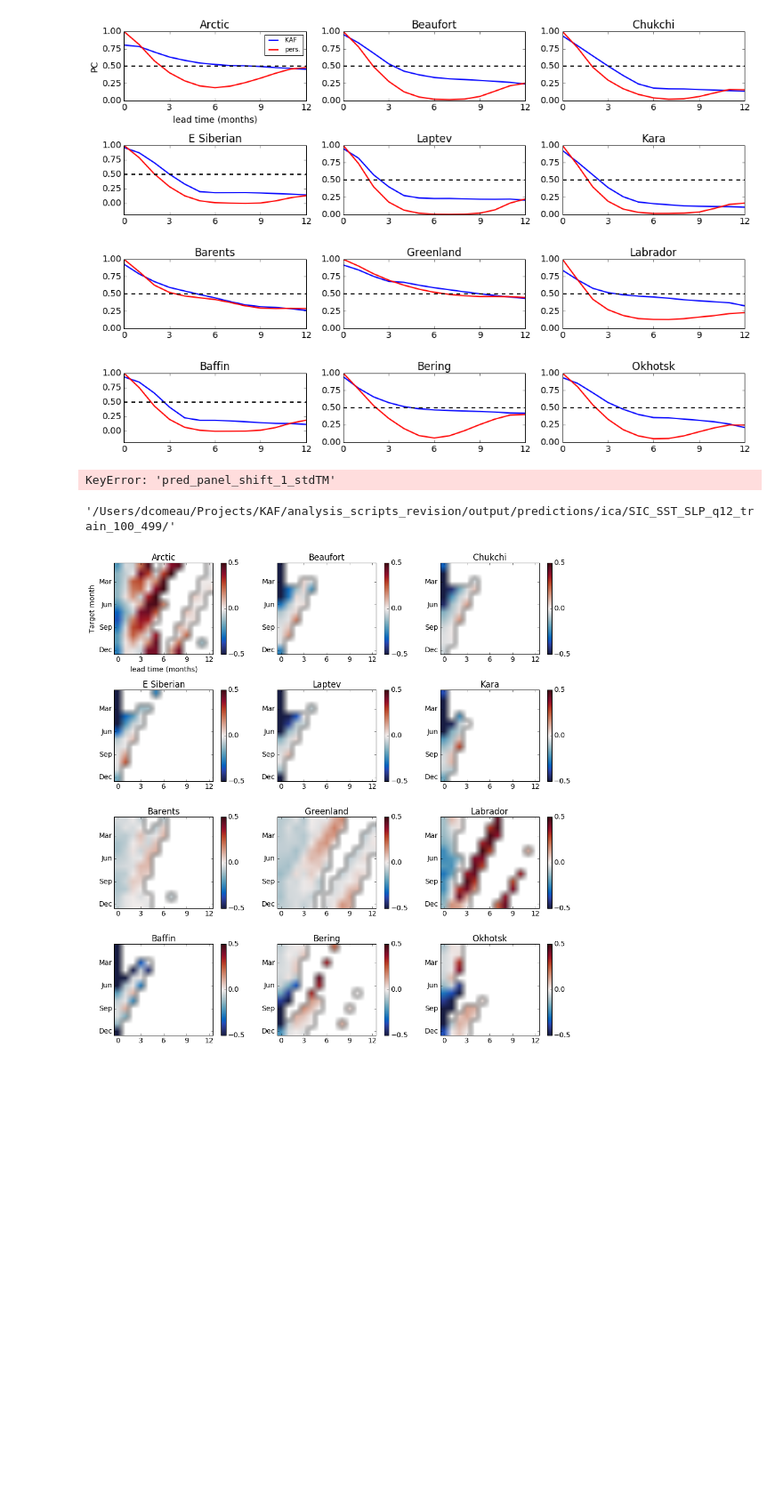
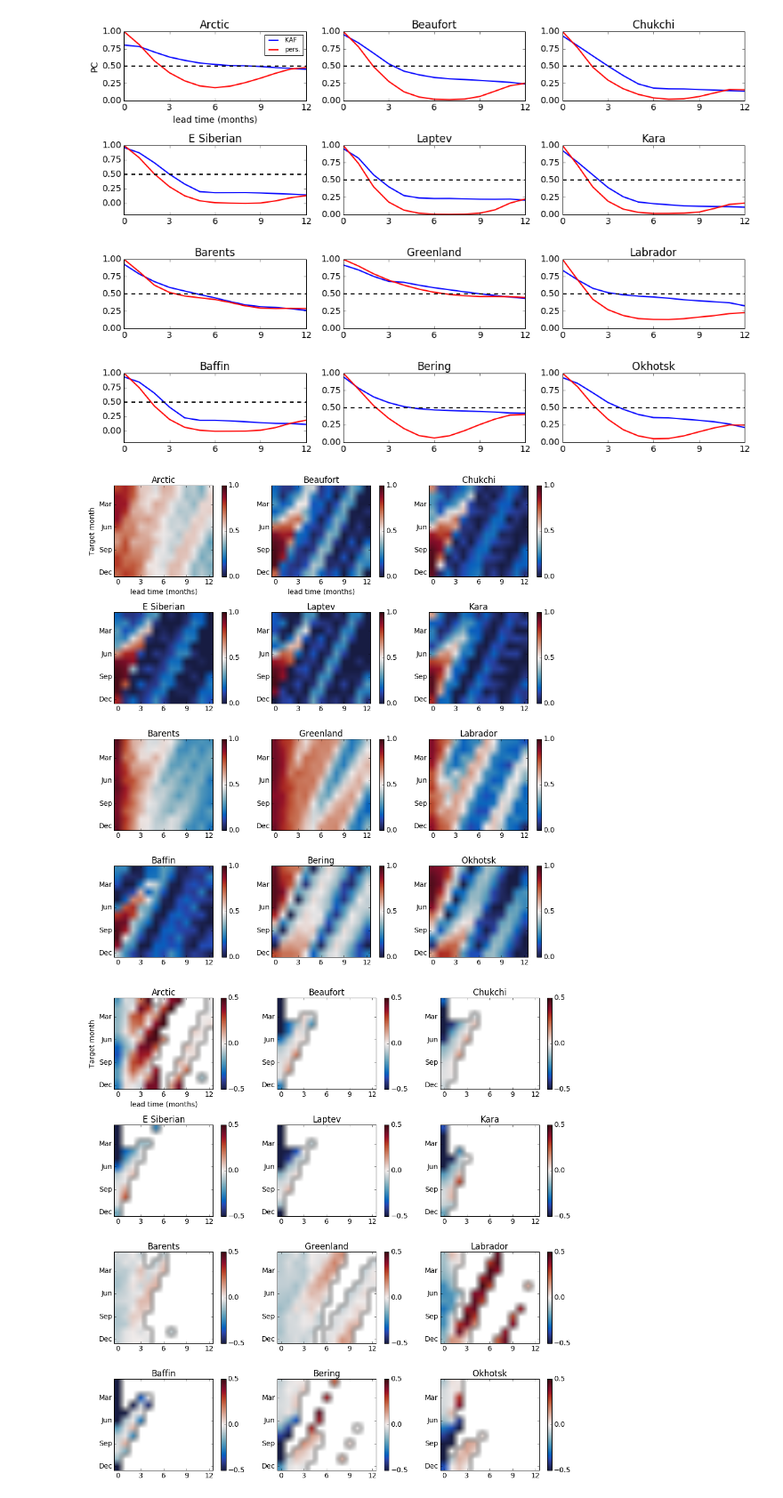
Before and after one commit to darincomeau/KAF_ASIA, a Jupyter notebook: make_figures_revision.ipynb, the cells around one changed output. Shown at 89% size. Drawn from its saved outputs; the diff is of its cells as text; code cells hidden in the pictures; blank space fills up the shorter version.

```diff
--- a/make_figures_revision.ipynb
+++ b/make_figures_revision.ipynb
@@ -968,23 +968,23 @@ pred_panel_shift_15_pcTM = compData['pred_panel_shift_15_pcTM']
 pred_panel_shift_16_pcTM = compData['pred_panel_shift_16_pcTM']
 
 # mask out small variances
-pred_panel_shift_1_stdTM = compData['pred_panel_shift_1_stdTM']
-# pred_panel_shift_1_stdTM = compData['pred_panel_shift_17_stdTM']
-pred_panel_shift_2_stdTM = compData['pred_panel_shift_2_stdTM']
-pred_panel_shift_3_stdTM = compData['pred_panel_shift_3_stdTM']
-pred_panel_shift_4_stdTM = compData['pred_panel_shift_4_stdTM']
-pred_panel_shift_5_stdTM = compData['pred_panel_shift_5_stdTM']
-pred_panel_shift_6_stdTM = compData['pred_panel_shift_6_stdTM']
-pred_panel_shift_7_stdTM = compData['pred_panel_shift_7_stdTM']
-pred_panel_shift_8_stdTM = compData['pred_panel_shift_8_stdTM']
-pred_panel_shift_9_stdTM = compData['pred_panel_shift_9_stdTM']
-pred_panel_shift_10_stdTM = compData['pred_panel_shift_10_stdTM']
-pred_panel_shift_11_stdTM = compData['pred_panel_shift_11_stdTM']
-pred_panel_shift_12_stdTM = compData['pred_panel_shift_12_stdTM']
-pred_panel_shift_13_stdTM = compData['pred_panel_shift_13_stdTM']
-pred_panel_shift_14_stdTM = compData['pred_panel_shift_14_stdTM']
-pred_panel_shift_15_stdTM = compData['pred_panel_shift_15_stdTM']
-pred_panel_shift_16_stdTM = compData['pred_panel_shift_16_stdTM']
+pred_panel_shift_1_stdTM = abs(compData['pred_panel_shift_1_stdTM'])
+# pred_panel_shift_1_stdTM = abs(compData['pred_panel_shift_17_stdTM'])
+pred_panel_shift_2_stdTM = abs(compData['pred_panel_shift_2_stdTM'])
+pred_panel_shift_3_stdTM = abs(compData['pred_panel_shift_3_stdTM'])
+pred_panel_shift_4_stdTM = abs(compData['pred_panel_shift_4_stdTM'])
+pred_panel_shift_5_stdTM = abs(compData['pred_panel_shift_5_stdTM'])
+pred_panel_shift_6_stdTM = abs(compData['pred_panel_shift_6_stdTM'])
+pred_panel_shift_7_stdTM = abs(compData['pred_panel_shift_7_stdTM'])
+pred_panel_shift_8_stdTM = abs(compData['pred_panel_shift_8_stdTM'])
+pred_panel_shift_9_stdTM = abs(compData['pred_panel_shift_9_stdTM'])
+pred_panel_shift_10_stdTM = abs(compData['pred_panel_shift_10_stdTM'])
+pred_panel_shift_11_stdTM = abs(compData['pred_panel_shift_11_stdTM'])
+pred_panel_shift_12_stdTM = abs(compData['pred_panel_shift_12_stdTM'])
+pred_panel_shift_13_stdTM = abs(compData['pred_panel_shift_13_stdTM'])
+pred_panel_shift_14_stdTM = abs(compData['pred_panel_shift_14_stdTM'])
+pred_panel_shift_15_stdTM = abs(compData['pred_panel_shift_15_stdTM'])
+pred_panel_shift_16_stdTM = abs(compData['pred_panel_shift_16_stdTM'])
 
 pred_panel_shift_1_pcTM[pred_panel_shift_1_stdTM < std_thresh] = np.nan
 pred_panel_shift_2_pcTM[pred_panel_shift_2_stdTM < std_thresh] = np.nan
@@ -1076,38 +1076,34 @@ plt.xticks((0, 3, 6, 9, 12))
 plt.yticks((2, 5, 8, 11), yLabels)
 plt.title('Labrador')
 plt.colorbar().set_ticks(cTicks)
 
 plt.subplot(4, 3, 10)
 plt.imshow(pred_panel_shift_12_pcTM, cmap=cmocean.cm.balance, clim=(0, 1))
 plt.xticks((0, 3, 6, 9, 12))
 plt.yticks((2, 5, 8, 11), yLabels)
 plt.title('Baffin')
 plt.colorbar().set_ticks(cTicks)
 
 plt.subplot(4, 3, 11)
 plt.imshow(pred_panel_shift_15_pcTM, cmap=cmocean.cm.balance, clim=(0, 1))
 plt.xticks((0, 3, 6, 9, 12))
 plt.yticks((2, 5, 8, 11), yLabels)
 plt.title('Bering')
 plt.colorbar().set_ticks(cTicks)
 
 plt.subplot(4, 3, 12)
 plt.imshow(pred_panel_shift_16_pcTM, cmap=cmocean.cm.balance, clim=(0, 1))
 plt.xticks((0, 3, 6, 9, 12))
 plt.yticks((2, 5, 8, 11), yLabels)
 plt.title('Okhotsk')
 plt.colorbar().set_ticks(cTicks)
 
 fig.set_figheight(14)
 fig.set_figwidth(14)
 plt.tight_layout()
 plt.savefig(SAVE_DIR + 'Fig8.eps', format='eps', dpi=500)
 # %% [output]
-KeyError: 'pred_panel_shift_1_stdTM'
+[figure, added]
-# %%
-dataDir
-# %% [output]
-'/Users/dcomeau/Projects/KAF/analysis_scripts_revision/output/predictions/ica/SIC_SST_SLP_q12_train_100_499/'
 # %%
 """ Figure 9 """
 embedWin = 12
```
Also changed, not shown: parts of 6 cells of this notebook, 2 other files.
